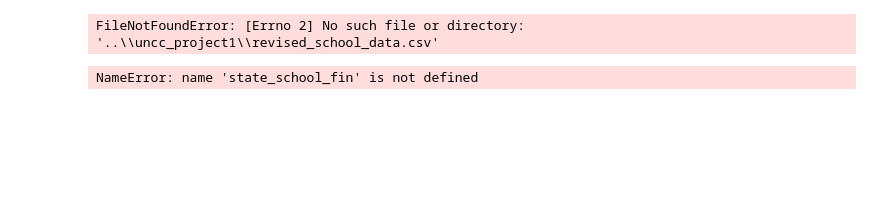
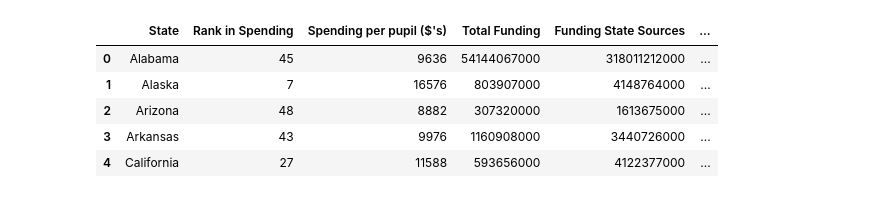
Before and after one commit to gtaraboletti/uncc_project1, a Jupyter notebook: GT_new_analysis.ipynb, the cells around one changed output. Drawn from its saved outputs; the diff is of its cells as text; code cells hidden in the pictures; blank space fills up the shorter version.

Commit message:
final (hopefully) updated base data

```diff
--- a/GT_new_analysis.ipynb
+++ b/GT_new_analysis.ipynb
@@ -65,11 +65,13 @@ code = {'Alabama': 'AL',
 [interactive output not drawn]
 [interactive output not drawn]
 # %%
-school_finances = pd.read_csv(
+school_df = pd.read_csv(
     Path("../uncc_project1/revised_school_data.csv"))
+school_df.head()
 # %% [output]
-FileNotFoundError: [Errno 2] No such file or directory: '..\\uncc_project1\\revised_school_data.csv'
+|  | State | Rank in Spending | Spending per pupil ($'s) | Total Funding | Funding State Sources | ... |
+| 0 | Alabama | 45 | 9636 | 54144067000 | 318011212000 | ... |
+| 1 | Alaska | 7 | 16576 | 803907000 | 4148764000 | ... |
+| 2 | Arizona | 48 | 8882 | 307320000 | 1613675000 | ... |
+| 3 | Arkansas | 43 | 9976 | 1160908000 | 3440726000 | ... |
+| 4 | California | 27 | 11588 | 593656000 | 4122377000 | ... |
-# %%
-state_school_fin.head()
-# %% [output]
-NameError: name 'state_school_fin' is not defined
```
Also changed, not shown: parts of 1 cell of this notebook, 1 other file.
